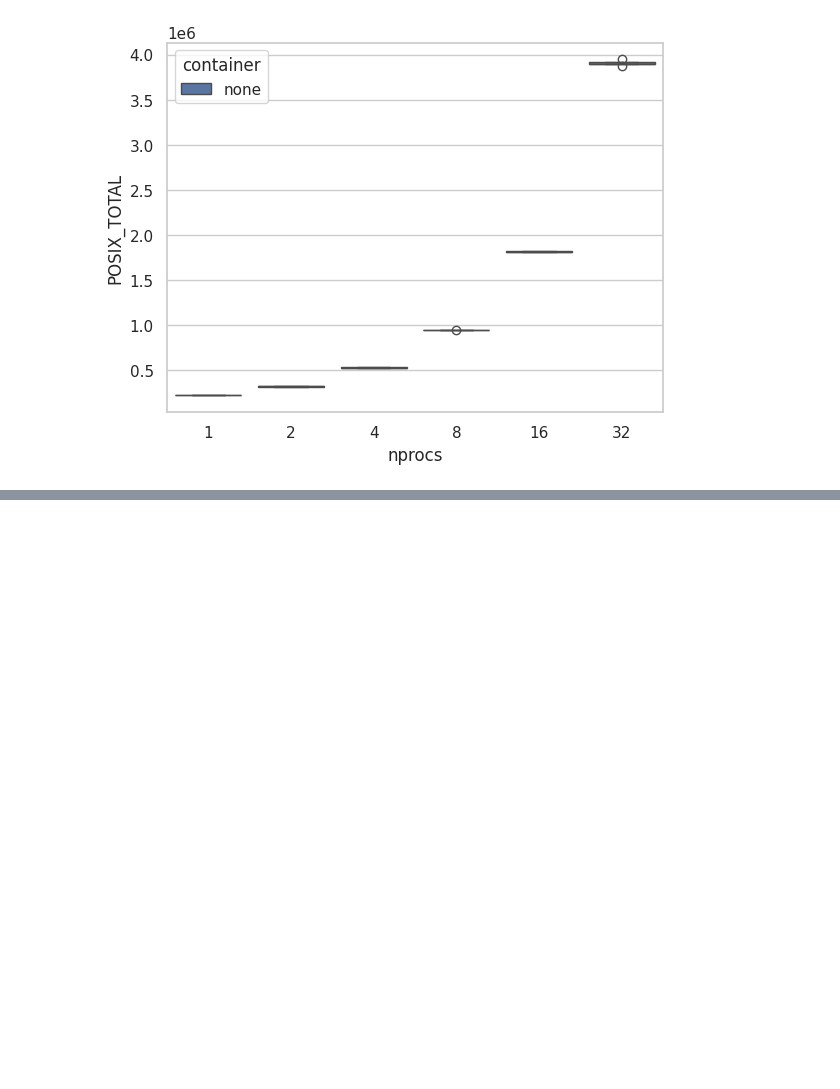
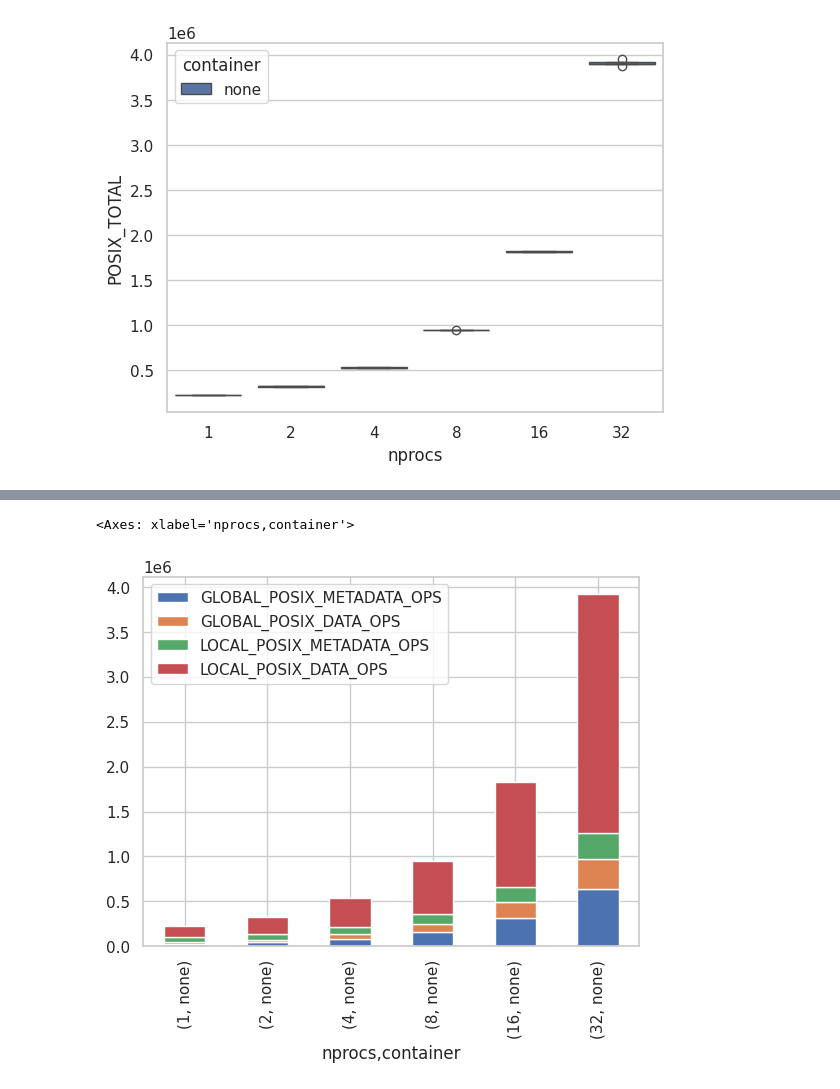
Before and after one commit to WesKw/DerivationExperiments, a Jupyter notebook: analysis/plot_posix_v_stdio.ipynb, the cells around one changed output, grey strips where cells are left out. Cells and saved outputs as stored; diff of their text form; code cells hidden in the pictures; blank space fills up the shorter version.

Commit message:
Added code for plot distribution

```diff
--- a/analysis/plot_posix_v_stdio.ipynb
+++ b/analysis/plot_posix_v_stdio.ipynb
@@ -131,0 +144,6 @@ sb.boxenplot(df, x="nprocs", y="", hue="")
+# %%
+import seaborn as sb
+df.plot(kind="bar", y=["GLOBAL_POSIX_METADATA_OPS", "GLOBAL_POSIX_DATA_OPS", "LOCAL_POSIX_METADATA_OPS", "LOCAL_POSIX_DATA_OPS"], stacked=True)
+# %% [output]
+<Axes: xlabel='nprocs,container'>
+[figure, added]
```
Also changed, not shown: parts of 2 cells of this notebook.
